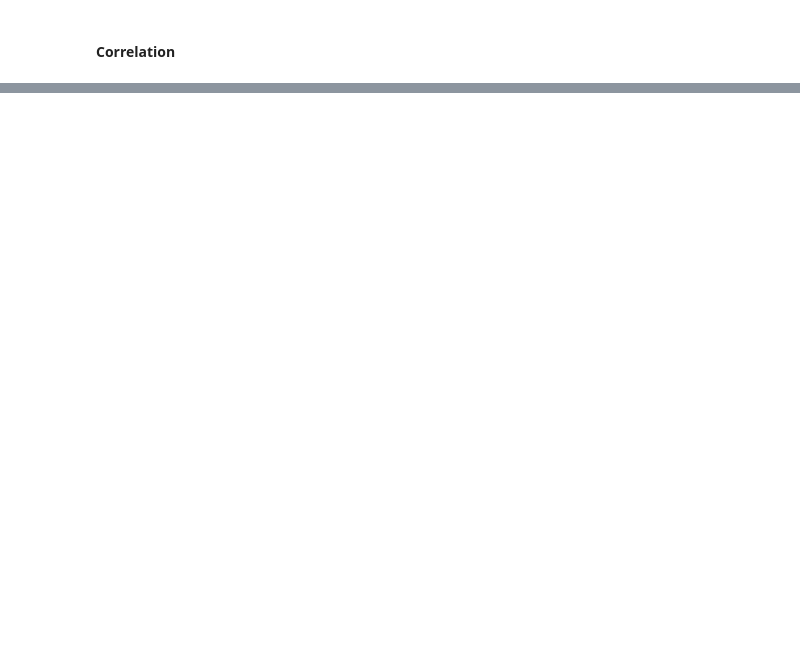
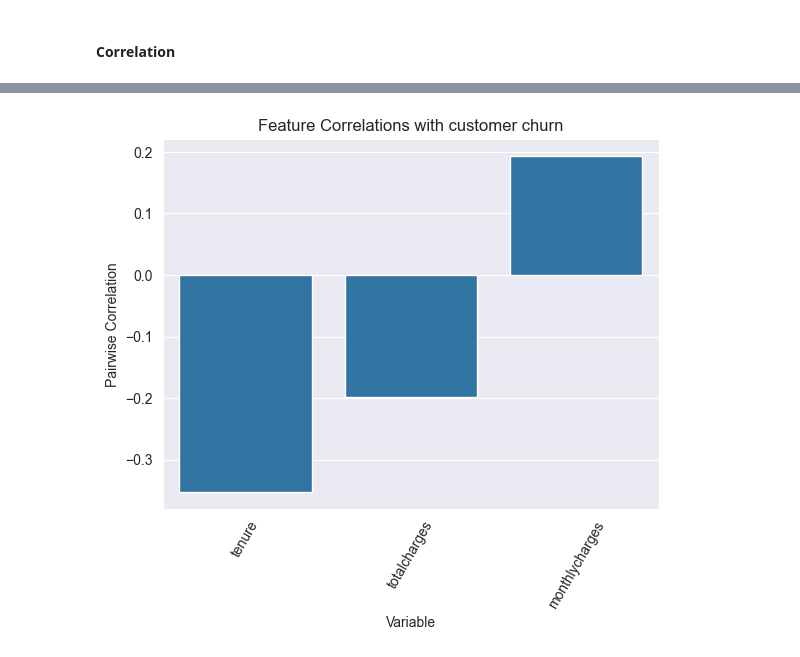
Before and after one commit to bastien-winant/ml-zoomcamp, a Jupyter notebook: 03-classification/notebook.ipynb, the cells around one changed output, grey strips where cells are left out. Saved outputs shown, nothing was run; the diff lists cells and outputs as text; code cells hidden in the pictures; blank space fills up the shorter version.

```diff
--- a/03-classification/notebook.ipynb
+++ b/03-classification/notebook.ipynb
@@ -178,2 +169,5 @@ dtype: float64
 # %% [markdown]
 #### Correlation
+# %%
+df_corr = df[numerical].corrwith(df.churn)
+df_corr.sort_values(inplace=True)
@@ -179,0 +181,9 @@ dtype: float64
+# %%
+sns.barplot(x=df_corr.index, y=df_corr.values)
+plt.xticks(rotation=60)
+plt.title("Feature Correlations with customer churn")
+plt.xlabel('Variable')
+plt.ylabel('Pairwise Correlation')
+plt.show()
+# %% [output]
+[figure, added]
```
Also changed, not shown: parts of 7 cells of this notebook.
